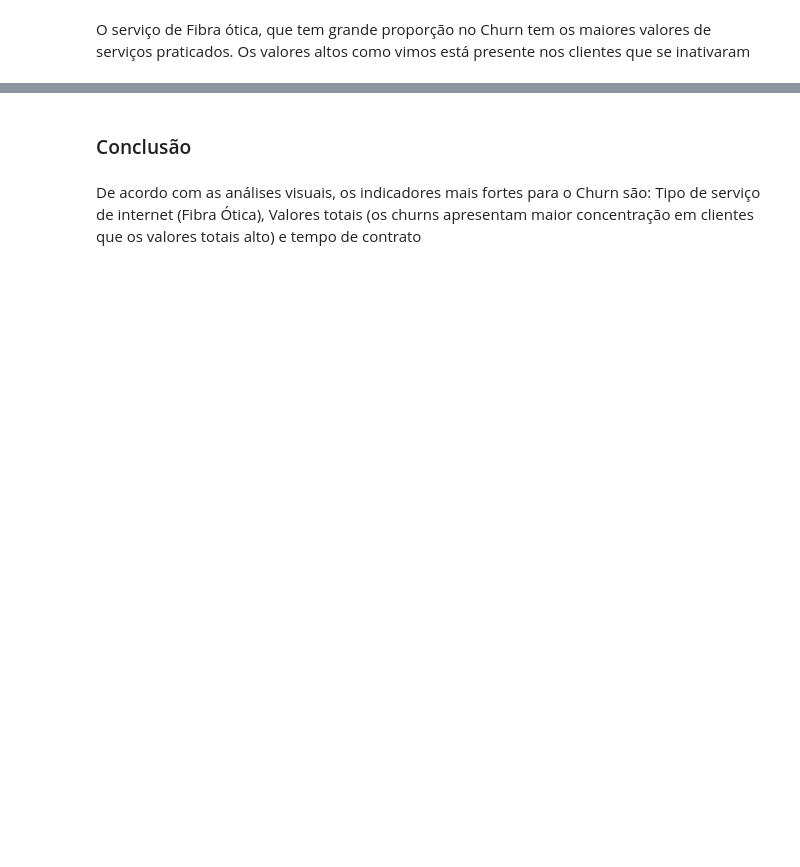
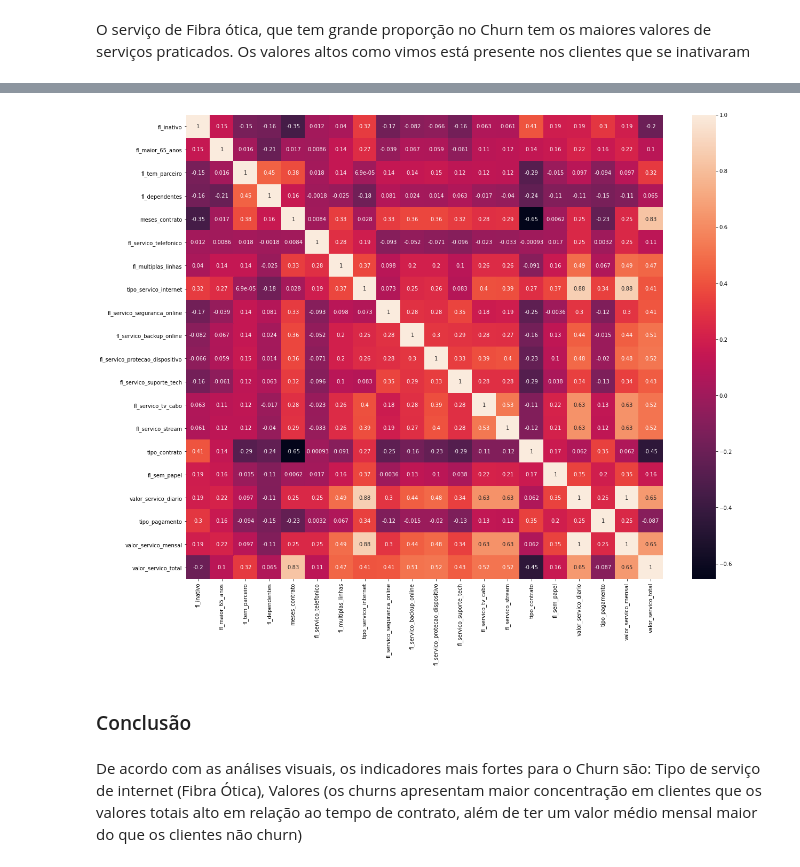
Before and after one commit to exata0mente/Challenge-Data-Science-Allura, a Jupyter notebook: Semana 2/Base de Dados - Visualização.ipynb, the cells around one changed output, grey strips where cells are left out. Drawn from its saved outputs; the diff is of its cells as text; code cells hidden in the pictures; blank space fills up the shorter version.

```diff
--- a/Semana 2/Base de Dados - Visualização.ipynb
+++ b/Semana 2/Base de Dados - Visualização.ipynb
@@ -328,0 +349,6 @@ sns.catplot(data=df_churn.query("tipo_servico_internet == 'Fibra ótica'"),
+# %%
+sim_nao = {'Sim': 1, 'Não': 0}
+colunas = df_corr.filter(like='fl_').columns
+for coluna in colunas:
+    df_corr[coluna].replace(sim_nao, inplace=True)
+df_corr.head()
@@ -328,0 +372,3 @@ sns.catplot(data=df_churn.query("tipo_servico_internet == 'Fibra ótica'"),
+# %%
+coluna = {'DSL': 0.25, 'Fibra ótica': 0.69, 'Nenhum': 0.06}
+df_corr['tipo_servico_internet'].replace(coluna, inplace=True)
@@ -328,0 +384,3 @@ sns.catplot(data=df_churn.query("tipo_servico_internet == 'Fibra ótica'"),
+# %%
+coluna = {'Anual': 0.09, 'Bienal': 0.03, 'Mensal': 0.88}
+df_corr['tipo_contrato'].replace(coluna, inplace=True)
@@ -328,0 +396,3 @@ sns.catplot(data=df_churn.query("tipo_servico_internet == 'Fibra ótica'"),
+# %%
+coluna = {'Cartão de Crédito': 0.12, 'Cheque (Correios)': 0.17, 'Cheque (Eletrônico)': 0.57, 'Transferência Bancária': 0.14}
+df_corr['tipo_pagamento'].replace(coluna, inplace=True)
@@ -329,4 +419,13 @@ sns.catplot(data=df_churn.query("tipo_servico_internet == 'Fibra ótica'"),
+# %%
+import matplotlib.pyplot as plt
+
+fig, ax = plt.subplots(figsize=(20, 16))
+
+sns.heatmap(df_corr.corr(), annot=True)
+plt.show()
+# %% [output]
+[figure, added]
 # %% [markdown]
 ### Conclusão
 # %% [markdown]
-De acordo com as análises visuais, os indicadores mais fortes para o Churn são: Tipo de serviço de internet (Fibra Ótica), Valores totais (os churns apresentam maior concentração em clientes que os valores totais alto) e tempo de contrato
+De acordo com as análises visuais, os indicadores mais fortes para o Churn são: Tipo de serviço de internet (Fibra Ótica), Valores (os churns apresentam maior concentração em clientes que os valores totais alto em relação ao tempo de contrato, além de ter um valor médio mensal maior do que os clientes não churn)
```
Also changed, not shown: parts of 18 cells of this notebook.
